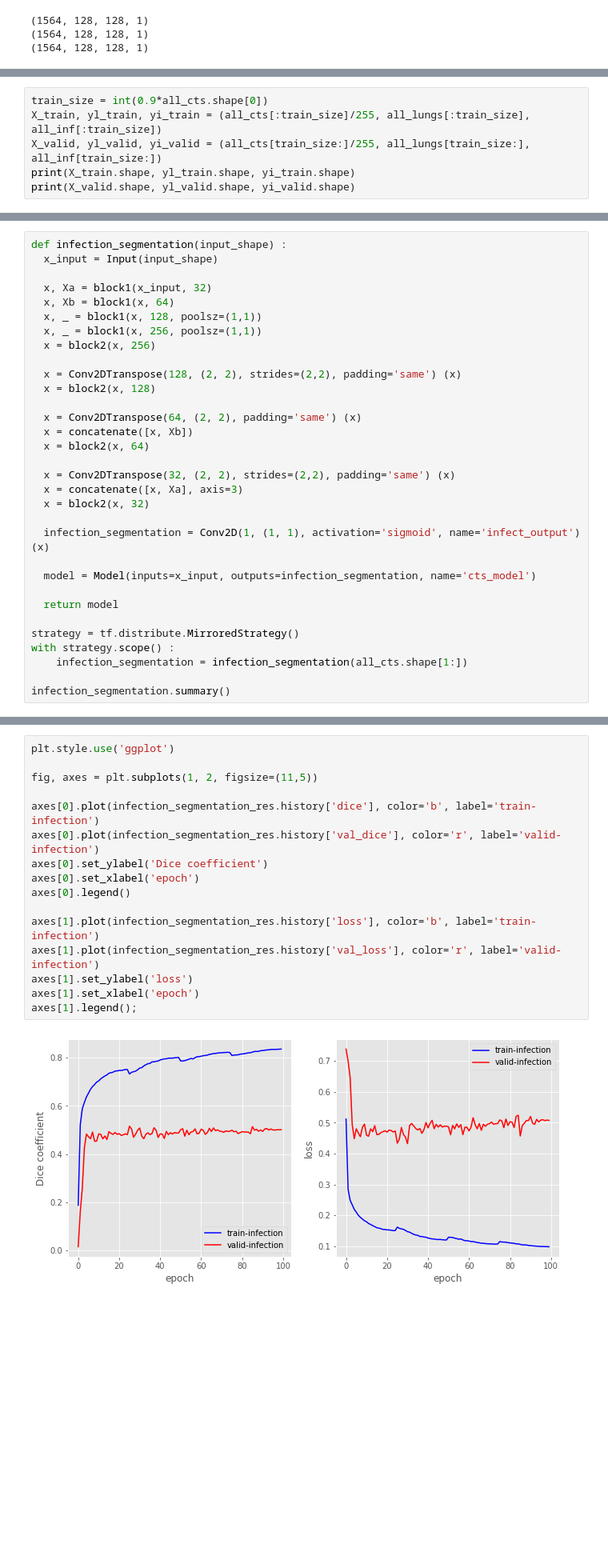
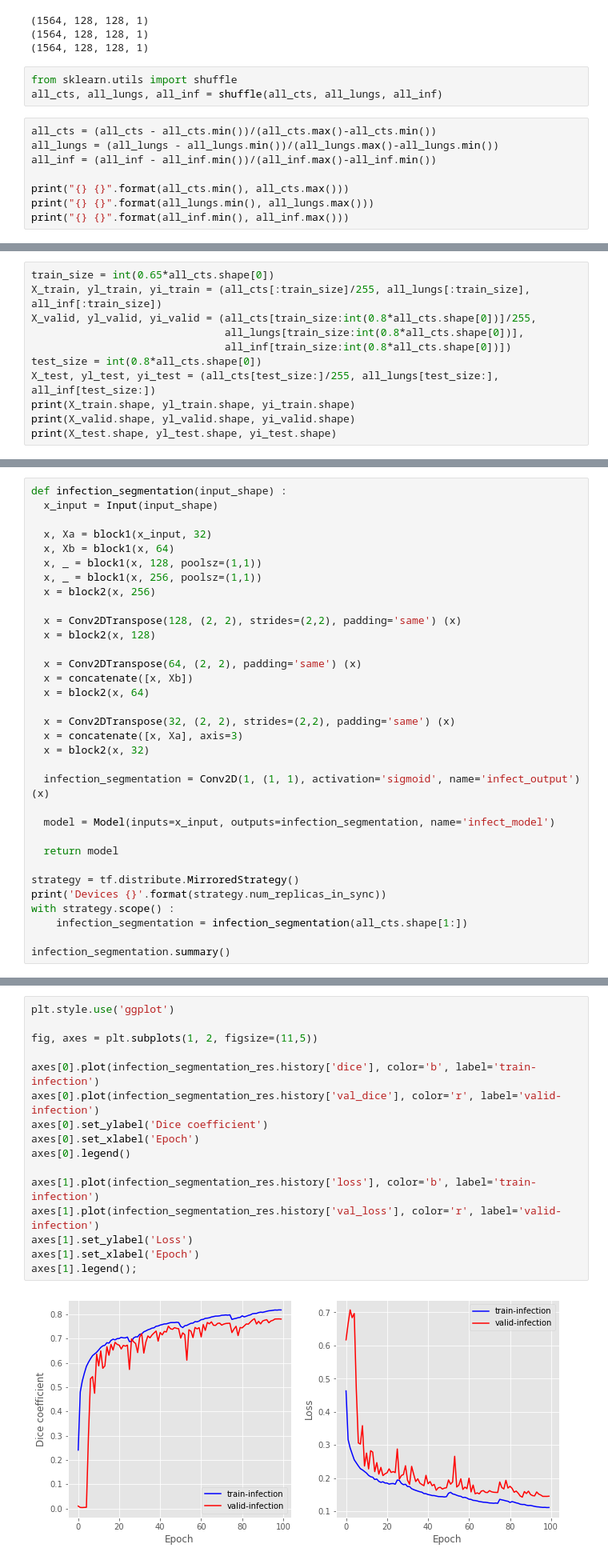
Before and after one commit to lostmartian/CovidRecognizer, a Jupyter notebook: models/Infection_Segmentation.ipynb, the cells around one changed output, grey strips where cells are left out. Shown: that part at 80% size. Saved outputs shown, nothing was run; the diff lists cells and outputs as text; blank space fills up the shorter version.

```diff
--- a/models/Infection_Segmentation.ipynb
+++ b/models/Infection_Segmentation.ipynb
@@ -52,3 +53,14 @@ print(all_inf.shape)
 (1564, 128, 128, 1)
 (1564, 128, 128, 1)
 (1564, 128, 128, 1)
+# %%
+from sklearn.utils import shuffle
+all_cts, all_lungs, all_inf = shuffle(all_cts, all_lungs, all_inf)
+# %%
+all_cts = (all_cts - all_cts.min())/(all_cts.max()-all_cts.min())
+all_lungs = (all_lungs - all_lungs.min())/(all_lungs.max()-all_lungs.min())
+all_inf = (all_inf - all_inf.min())/(all_inf.max()-all_inf.min())
+
+print("{} {}".format(all_cts.min(), all_cts.max()))
+print("{} {}".format(all_lungs.min(), all_lungs.max()))
+print("{} {}".format(all_inf.min(), all_inf.max()))
@@ -55,9 +71,14 @@ print(all_inf.shape)
 # %% [markdown]
 # 2. Splitting data into training and validation sets
 # %%
-train_size = int(0.9*all_cts.shape[0])
+train_size = int(0.65*all_cts.shape[0])
 X_train, yl_train, yi_train = (all_cts[:train_size]/255, all_lungs[:train_size], all_inf[:train_size])
-X_valid, yl_valid, yi_valid = (all_cts[train_size:]/255, all_lungs[train_size:], all_inf[train_size:])
+X_valid, yl_valid, yi_valid = (all_cts[train_size:int(0.8*all_cts.shape[0])]/255,
+                               all_lungs[train_size:int(0.8*all_cts.shape[0])],
+                               all_inf[train_size:int(0.8*all_cts.shape[0])])
+test_size = int(0.8*all_cts.shape[0])
+X_test, yl_test, yi_test = (all_cts[test_size:]/255, all_lungs[test_size:], all_inf[test_size:])
 print(X_train.shape, yl_train.shape, yi_train.shape)
 print(X_valid.shape, yl_valid.shape, yi_valid.shape)
+print(X_test.shape, yl_test.shape, yi_test.shape)
 # %% [output]
@@ -138,11 +159,12 @@ def infection_segmentation(input_shape) :
 
   infection_segmentation = Conv2D(1, (1, 1), activation='sigmoid', name='infect_output') (x)
 
-  model = Model(inputs=x_input, outputs=infection_segmentation, name='cts_model')
+  model = Model(inputs=x_input, outputs=infection_segmentation, name='infect_model')
 
   return model
 
 strategy = tf.distribute.MirroredStrategy()
+print('Devices {}'.format(strategy.num_replicas_in_sync))
 with strategy.scope() :
     infection_segmentation = infection_segmentation(all_cts.shape[1:])
 
@@ -213,20 +235,20 @@ Epoch 00100: val_dice did not improve from 0.51564
 # %%
 plt.style.use('ggplot')
 
 fig, axes = plt.subplots(1, 2, figsize=(11,5))
 
 axes[0].plot(infection_segmentation_res.history['dice'], color='b', label='train-infection')
 axes[0].plot(infection_segmentation_res.history['val_dice'], color='r', label='valid-infection')
 axes[0].set_ylabel('Dice coefficient')
-axes[0].set_xlabel('epoch')
+axes[0].set_xlabel('Epoch')
 axes[0].legend()
 
 axes[1].plot(infection_segmentation_res.history['loss'], color='b', label='train-infection')
 axes[1].plot(infection_segmentation_res.history['val_loss'], color='r', label='valid-infection')
-axes[1].set_ylabel('loss')
-axes[1].set_xlabel('epoch')
+axes[1].set_ylabel('Loss')
+axes[1].set_xlabel('Epoch')
 axes[1].legend();
 # %% [output]
-[figure, old version]
+[figure, new version]
 # %% [markdown]
 # 6. Saving loads
```
Also changed, not shown: parts of 13 cells of this notebook, 2 other files.
